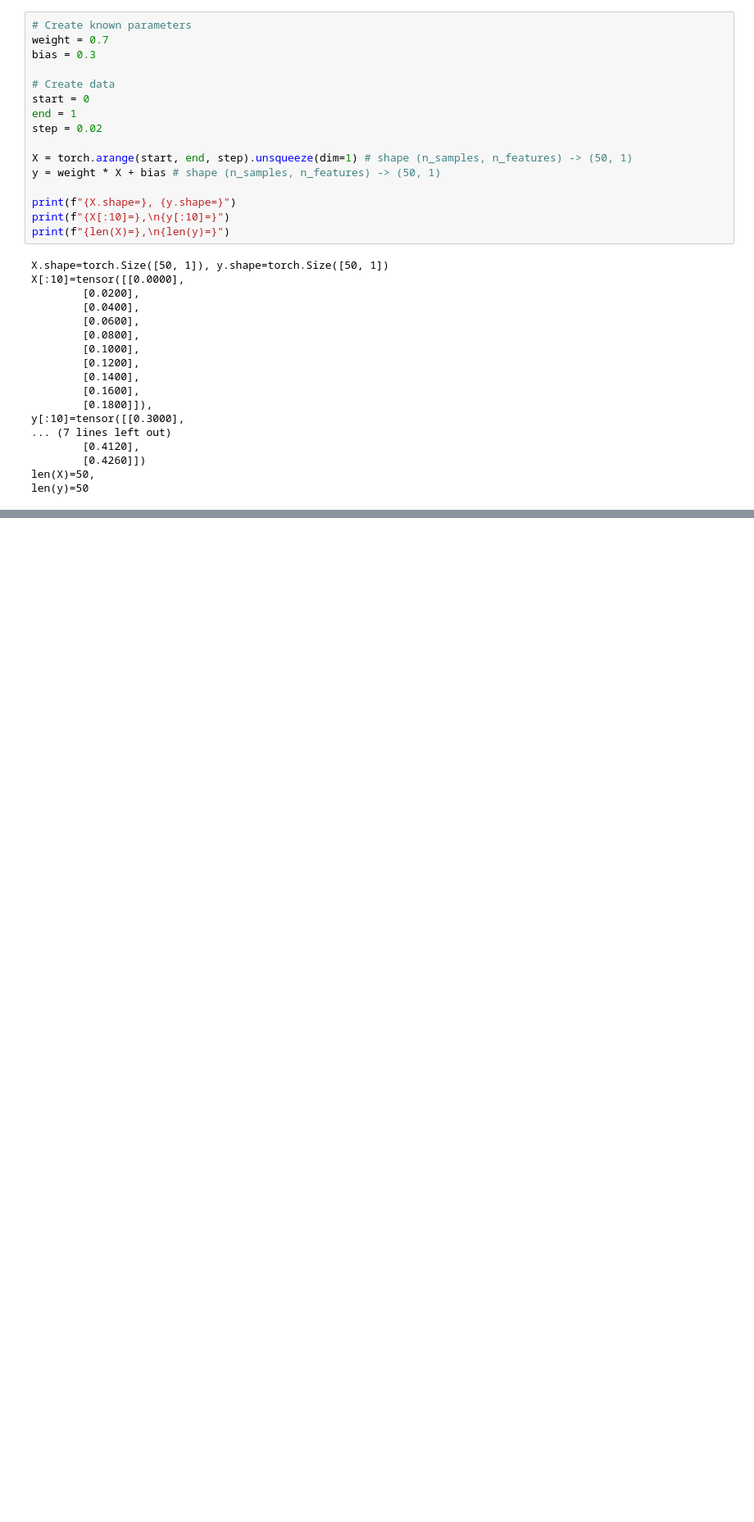
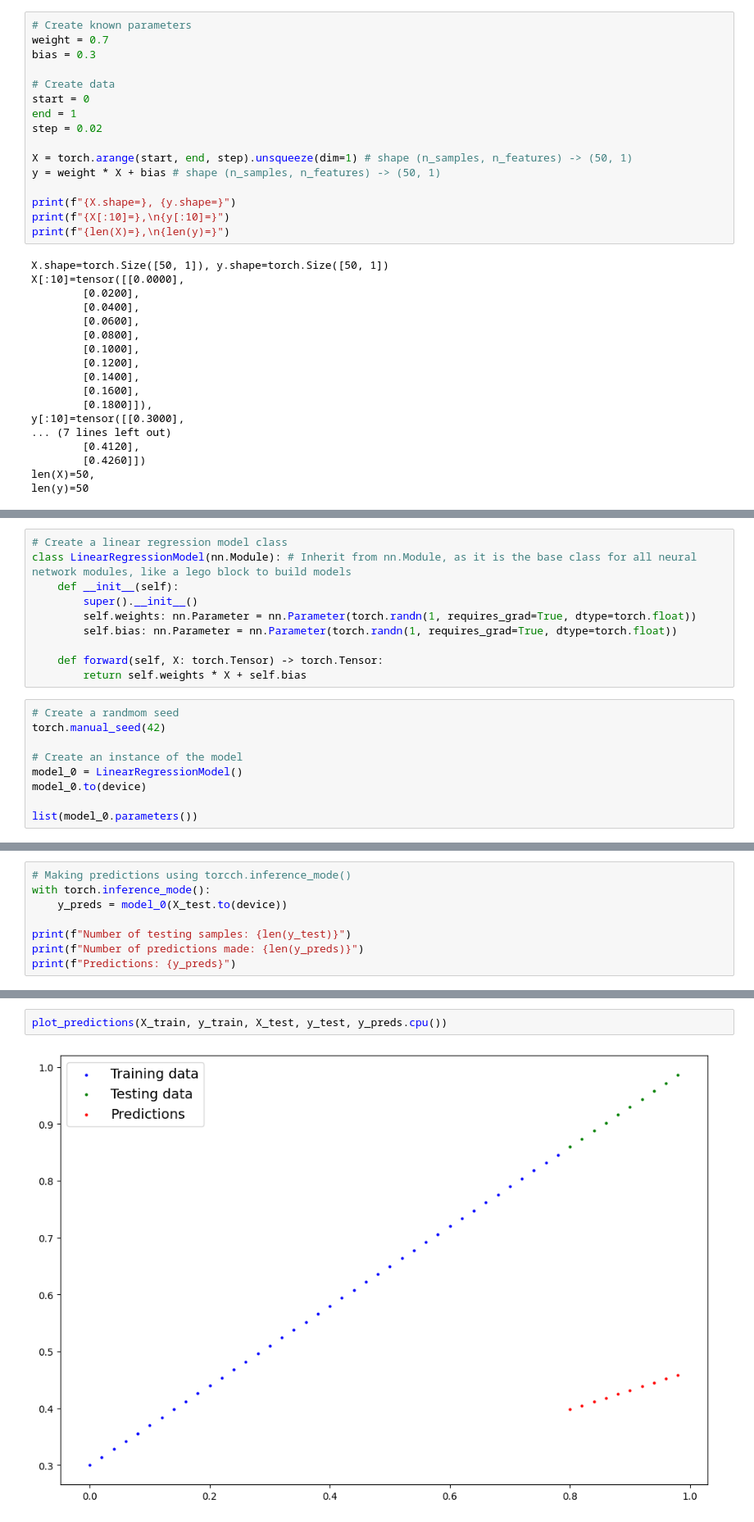
Before and after one commit to Zireael26/pytorch-deep-learning, a Jupyter notebook: my_notebooks/01_pytorch_workflow.ipynb, the cells around one changed output, grey strips where cells are left out. Shown: that part at 82% size. Cells and saved outputs as stored; diff of their text form; blank space fills up the shorter version.

```diff
--- a/my_notebooks/01_pytorch_workflow.ipynb
+++ b/my_notebooks/01_pytorch_workflow.ipynb
@@ -73,0 +111,19 @@ len(y)=50
+# %%
+# Create a linear regression model class
+class LinearRegressionModel(nn.Module): # Inherit from nn.Module, as it is the base class for all neural network modules, like a lego block to build models
+    def __init__(self):
+        super().__init__()
+        self.weights: nn.Parameter = nn.Parameter(torch.randn(1, requires_grad=True, dtype=torch.float))
+        self.bias: nn.Parameter = nn.Parameter(torch.randn(1, requires_grad=True, dtype=torch.float))
+
+    def forward(self, X: torch.Tensor) -> torch.Tensor:
+        return self.weights * X + self.bias
+# %%
+# Create a randmom seed
+torch.manual_seed(42)
+
+# Create an instance of the model
+model_0 = LinearRegressionModel()
+model_0.to(device)
+
+list(model_0.parameters())
@@ -73,0 +145,8 @@ len(y)=50
+# %%
+# Making predictions using torcch.inference_mode()
+with torch.inference_mode():
+    y_preds = model_0(X_test.to(device))
+
+print(f"Number of testing samples: {len(y_test)}")
+print(f"Number of predictions made: {len(y_preds)}")
+print(f"Predictions: {y_preds}")
@@ -73,0 +166,4 @@ len(y)=50
+# %%
+plot_predictions(X_train, y_train, X_test, y_test, y_preds.cpu())
+# %% [output]
+[figure, added]
```
Also changed, not shown: parts of 17 cells of this notebook, 1 other file.
